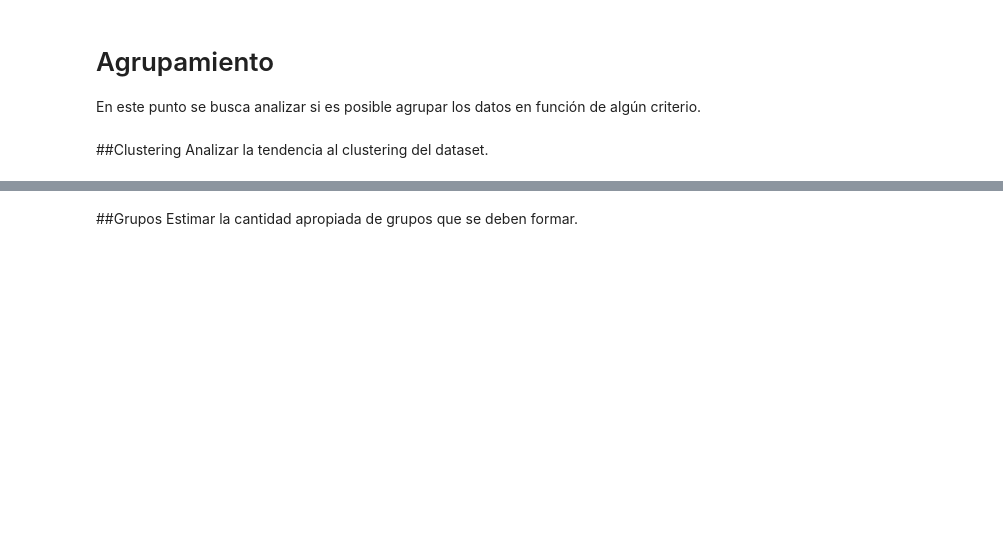
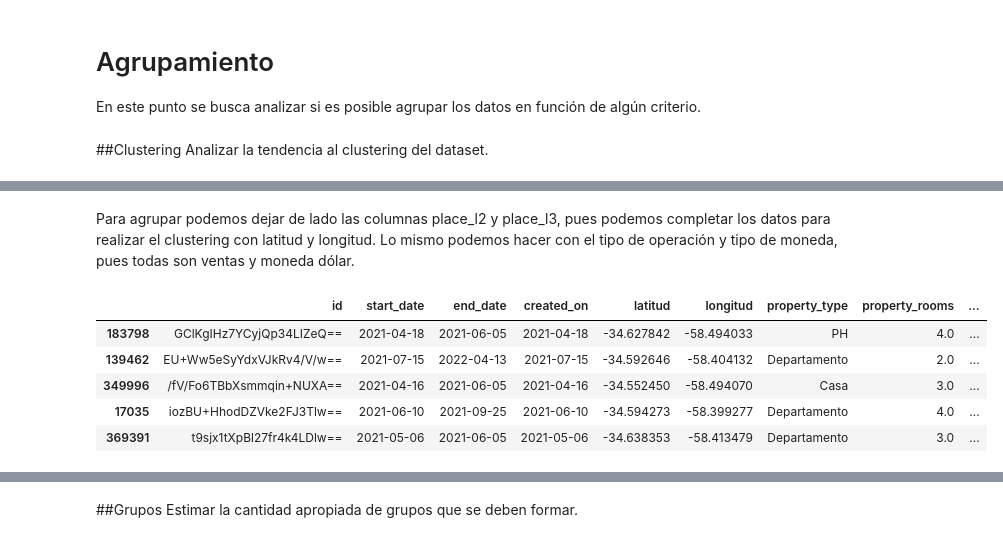
Before and after one commit to kikiymini/7506R-1C2024-GRUPO02, a Jupyter notebook: 7506R_1C2024_GRUPO02_N1.ipynb, the cells around one changed output, grey strips where cells are left out. Saved outputs shown, nothing was run; the diff lists cells and outputs as text; code cells hidden in the pictures; blank space fills up the shorter version.

```diff
--- a/7506R_1C2024_GRUPO02_N1.ipynb
+++ b/7506R_1C2024_GRUPO02_N1.ipynb
@@ -1607,0 +1617,19 @@ Analizar la tendencia al clustering del dataset.
+# %% [markdown]
+Para agrupar podemos dejar de lado las columnas place_l2 y place_l3, pues podemos completar los datos para realizar el clustering con latitud y longitud.
+Lo mismo podemos hacer con el tipo de operación y tipo de moneda, pues todas son ventas y moneda dólar.
+# %%
+ds_cluster_train = ds_train.copy()
+ds_cluster_test = ds_test.copy()
+
+columnas_a_eliminar = ['place_l2','place_l3','operation','property_currency']
+ds_cluster_train.drop(columns = columnas_a_eliminar,inplace=True)
+ds_cluster_test.drop(columns = columnas_a_eliminar,inplace=True)
+# %%
+ds_cluster_train.head()
+# %% [output]
+|  | id | start_date | end_date | created_on | latitud | longitud | property_type | property_rooms | ... |
+| 183798 | GClKgIHz7YCyjQp34LIZeQ== | 2021-04-18 | 2021-06-05 | 2021-04-18 | -34.627842 | -58.494033 | PH | 4.0 | ... |
+| 139462 | EU+Ww5eSyYdxVJkRv4/V/w== | 2021-07-15 | 2022-04-13 | 2021-07-15 | -34.592646 | -58.404132 | Departamento | 2.0 | ... |
+| 349996 | /fV/Fo6TBbXsmmqin+NUXA== | 2021-04-16 | 2021-06-05 | 2021-04-16 | -34.552450 | -58.494070 | Casa | 3.0 | ... |
+| 17035 | iozBU+HhodDZVke2FJ3Tlw== | 2021-06-10 | 2021-09-25 | 2021-06-10 | -34.594273 | -58.399277 | Departamento | 4.0 | ... |
+| 369391 | t9sjx1tXpBl27fr4k4LDlw== | 2021-05-06 | 2021-06-05 | 2021-05-06 | -34.638353 | -58.413479 | Departamento | 3.0 | ... |
```
Also changed, not shown: parts of 5 cells of this notebook.
